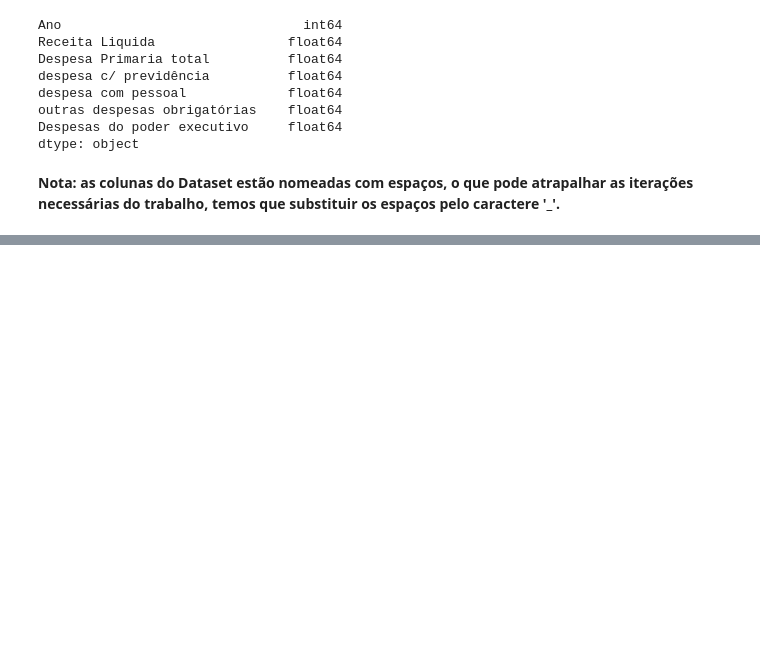
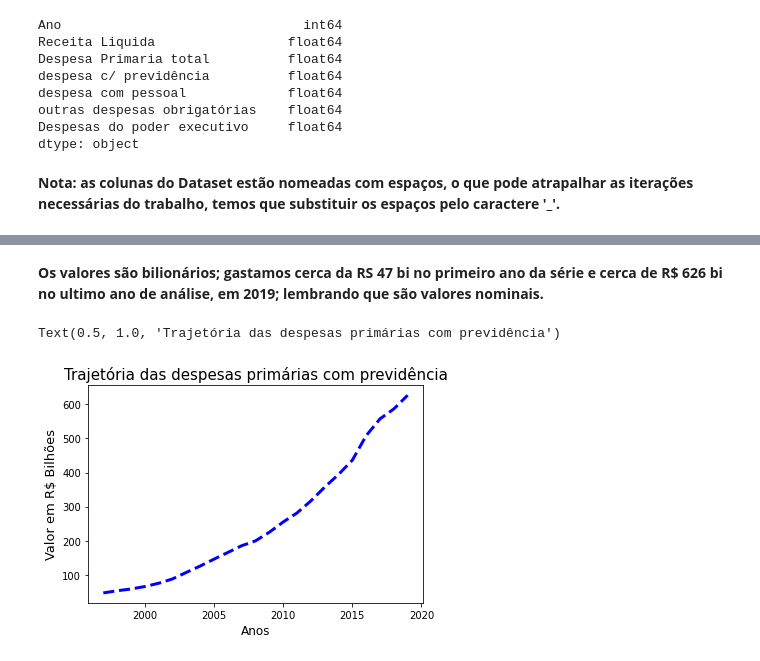
Before and after one commit to jp-data/template_portfolio, a Jupyter notebook: Previdência_social_brasileira.ipynb, the cells around one changed output, grey strips where cells are left out. Saved outputs shown, nothing was run; the diff lists cells and outputs as text; code cells hidden in the pictures; blank space fills up the shorter version.

```diff
--- a/Previdência_social_brasileira.ipynb
+++ b/Previdência_social_brasileira.ipynb
@@ -138,9 +106,0 @@ df.head()
-# %%
-#definindo uma função que vai multiplicar os valores em 'Ano' por 1milhão:
-def arred(x):
-  return(x*1000)
-#aplicando a função na coluna Ano:
-df.Ano=df.Ano.apply(arred)
-#arredondando os dados e os tranformando em uma série de inteiro:
-df.Ano=df.Ano.round(decimals=0).values.astype(np.int64)
-df.head()
@@ -333,15 +106,0 @@ df2
-# %%
-x=df2.Ano
-
-y1=df2.valor_nominal
-y2=df2.valor_real
-
-
-figura=plt.figure(figsize=(8,6))
-figura=plt.plot(x,y1,label='valor Nominal')
-figura=plt.plot(x,y2,label='valor real')
-plt.xlabel('Anos',fontsize=12)
-plt.ylabel('Valor em R$ Bilhões',fontsize=12)
-plt.title('Despesas primárias com previdência', fontsize=12)
-
-plt.legend()
@@ -350,0 +171,26 @@ plt.legend()
+# %% [markdown]
+**Os valores são bilionários; gastamos cerca da RS 47 bi no primeiro ano da série e cerca de R$ 626 bi no ultimo ano de análise, em 2019; lembrando que são valores nominais.**
+# %%
+#criando uma função que sera aplicada no eixo Y do gráfico, arredondando os dados sobre os gastos com previdência.
+
+def divisor(x):
+  return(x/1000)
+# %%
+#Definindo os eixos X e Y do gráfico por Dot Notation.
+
+#eixo X recebe os anos de observação do Dataset
+x=df.Ano
+
+#o eixo Y recebe as despesas com previdencia do dataset tratados pela função criada acima.
+y=df.Despesa_previdencia.apply(divisor)
+
+#plotando o gráfico definindo o marcador, sua cor e tamanho.
+plt.plot(x,y,c='blue',ls='--',lw=3)
+
+#incluindo as legendas dos eixos e o título do gráfico
+plt.xlabel('Anos',color='black',fontsize=12)
+plt.ylabel('Valor em R$ Bilhões',color='black',fontsize=13)
+plt.title('Trajetória das despesas primárias com previdência',fontsize=15)
+# %% [output]
+Text(0.5, 1.0, 'Trajetória das despesas primárias com previdência')
+[figure, added]
```
Also changed, not shown: parts of 34 cells of this notebook.
